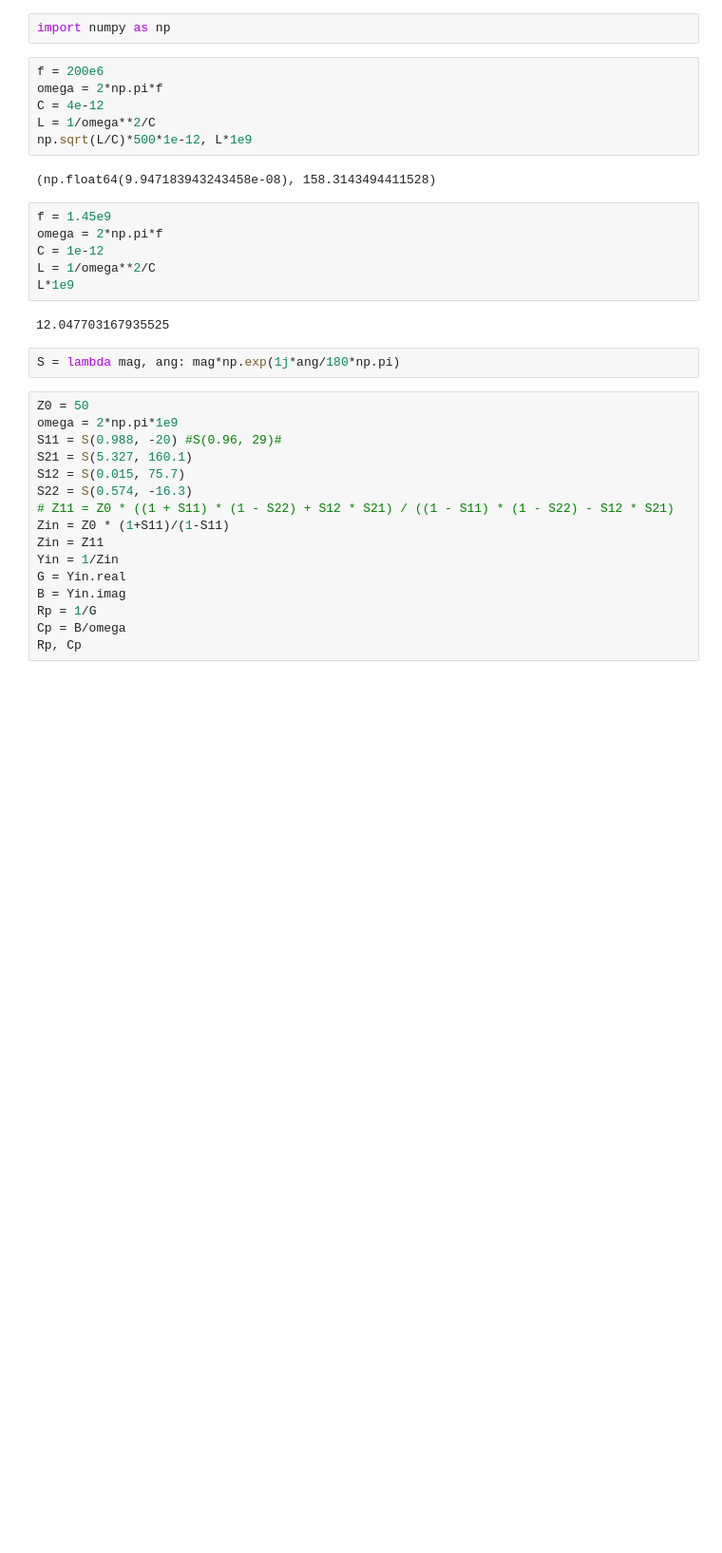
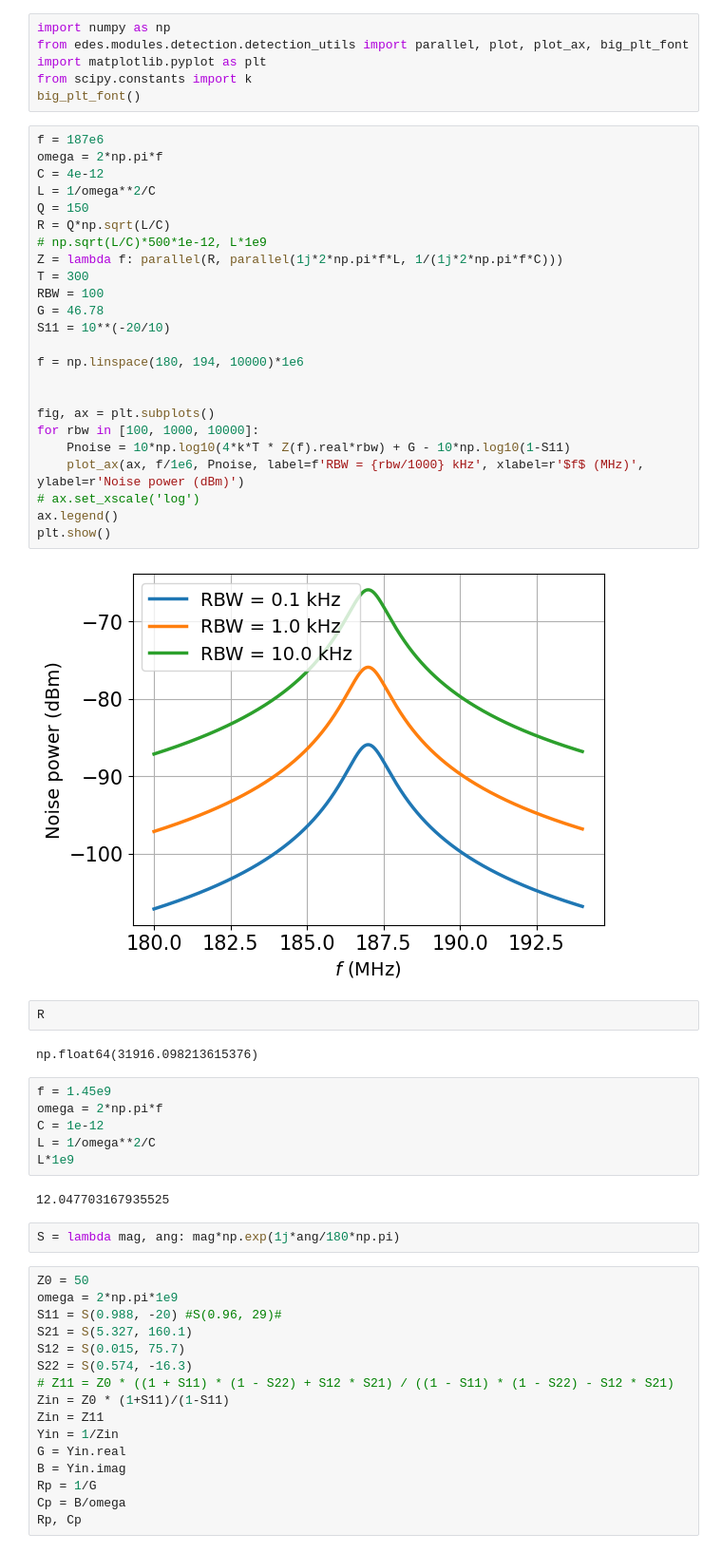
Before and after one commit to Andris-Huang/edes, a Jupyter notebook: edes/modules/resonator/tank_circuit_scratch.ipynb, the cells around one changed output. Shown at 95% size. Saved outputs shown, nothing was run; the diff lists cells and outputs as text; blank space fills up the shorter version.

```diff
--- a/edes/modules/resonator/tank_circuit_scratch.ipynb
+++ b/edes/modules/resonator/tank_circuit_scratch.ipynb
@@ -1,13 +1,39 @@
 # %%
 import numpy as np
+from edes.modules.detection.detection_utils import parallel, plot, plot_ax, big_plt_font
+import matplotlib.pyplot as plt
+from scipy.constants import k
+big_plt_font()
 # %%
-f = 200e6
+f = 187e6
 omega = 2*np.pi*f
 C = 4e-12
 L = 1/omega**2/C
-np.sqrt(L/C)*500*1e-12, L*1e9
+Q = 150
+R = Q*np.sqrt(L/C)
+# np.sqrt(L/C)*500*1e-12, L*1e9
+Z = lambda f: parallel(R, parallel(1j*2*np.pi*f*L, 1/(1j*2*np.pi*f*C)))
+T = 300
+RBW = 100
+G = 46.78
+S11 = 10**(-20/10)
+
+f = np.linspace(180, 194, 10000)*1e6
+
+
+fig, ax = plt.subplots()
+for rbw in [100, 1000, 10000]:
+    Pnoise = 10*np.log10(4*k*T * Z(f).real*rbw) + G - 10*np.log10(1-S11)
+    plot_ax(ax, f/1e6, Pnoise, label=f'RBW = {rbw/1000} kHz', xlabel=r'$f$ (MHz)', ylabel=r'Noise power (dBm)')
+# ax.set_xscale('log')
+ax.legend()
+plt.show()
 # %% [output]
-(np.float64(9.947183943243458e-08), 158.3143494411528)
+[figure, added]
+# %%
+R
+# %% [output]
+np.float64(31916.098213615376)
 # %%
 f = 1.45e9
 omega = 2*np.pi*f
```
